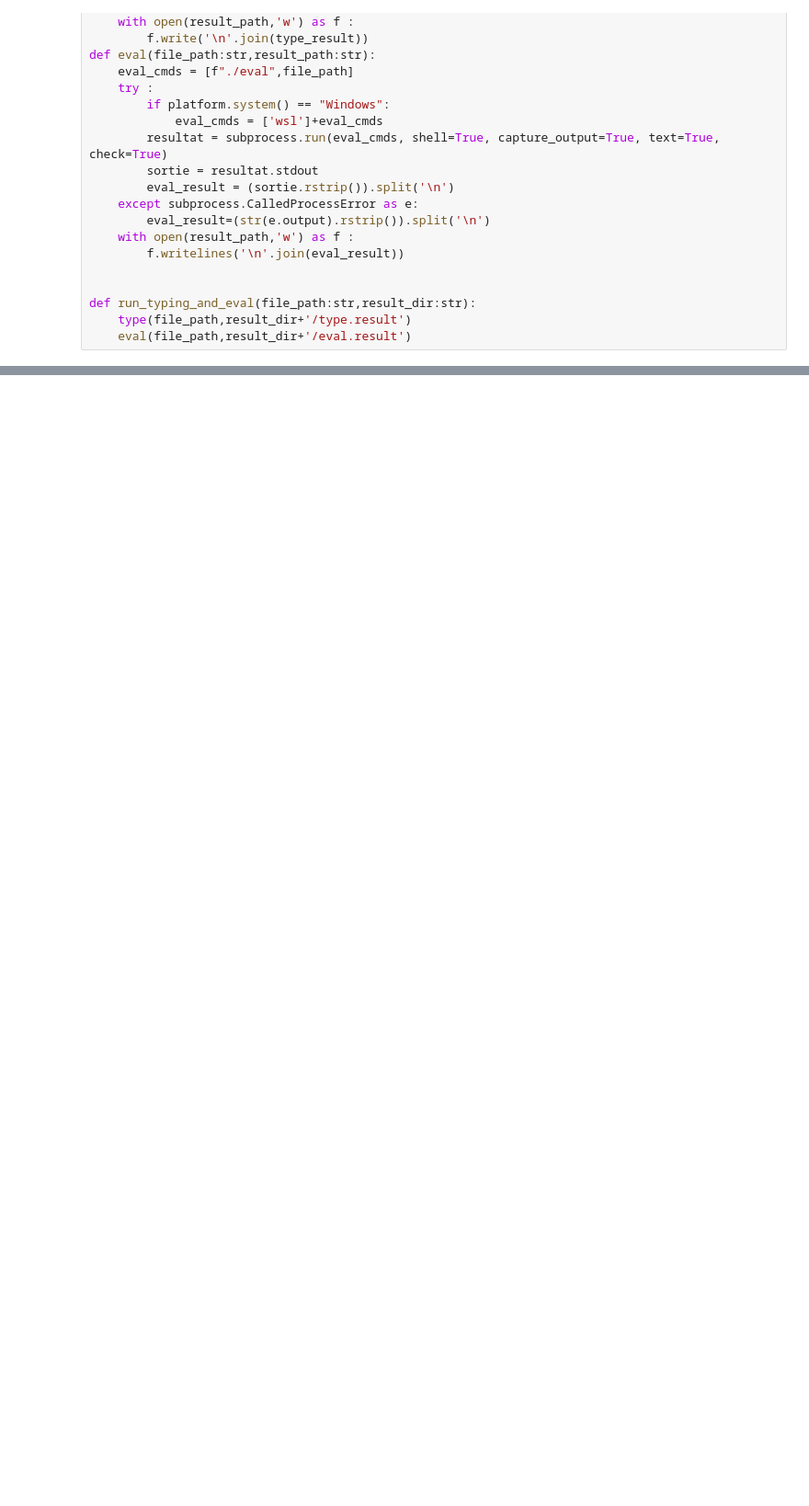
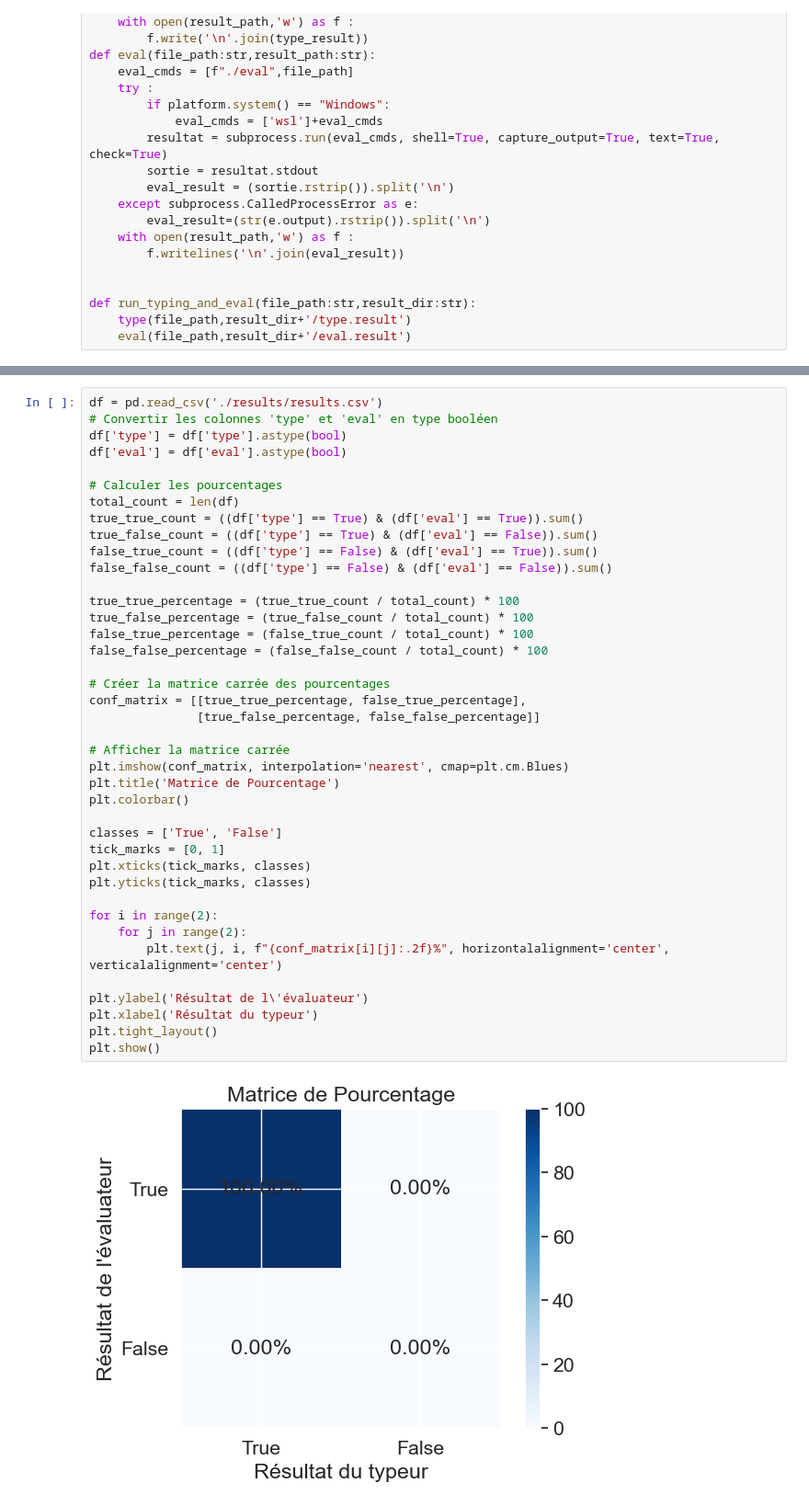
Before and after one commit to Yanis540/APS, a Jupyter notebook: APS0/Setup.ipynb, the cells around one changed output, grey strips where cells are left out. Shown at 92% size. Cells and saved outputs as stored; diff of their text form; blank space fills up the shorter version.

```diff
--- a/APS0/Setup.ipynb
+++ b/APS0/Setup.ipynb
@@ -50,0 +96,42 @@ for dir in SUB_DIRS:
+# %%
+df = pd.read_csv('./results/results.csv')
+# Convertir les colonnes 'type' et 'eval' en type booléen
+df['type'] = df['type'].astype(bool)
+df['eval'] = df['eval'].astype(bool)
+
+# Calculer les pourcentages
+total_count = len(df)
+true_true_count = ((df['type'] == True) & (df['eval'] == True)).sum()
+true_false_count = ((df['type'] == True) & (df['eval'] == False)).sum()
+false_true_count = ((df['type'] == False) & (df['eval'] == True)).sum()
+false_false_count = ((df['type'] == False) & (df['eval'] == False)).sum()
+
+true_true_percentage = (true_true_count / total_count) * 100
+true_false_percentage = (true_false_count / total_count) * 100
+false_true_percentage = (false_true_count / total_count) * 100
+false_false_percentage = (false_false_count / total_count) * 100
+
+# Créer la matrice carrée des pourcentages
+conf_matrix = [[true_true_percentage, false_true_percentage],
+               [true_false_percentage, false_false_percentage]]
+
+# Afficher la matrice carrée
+plt.imshow(conf_matrix, interpolation='nearest', cmap=plt.cm.Blues)
+plt.title('Matrice de Pourcentage')
+plt.colorbar()
+
+classes = ['True', 'False']
+tick_marks = [0, 1]
+plt.xticks(tick_marks, classes)
+plt.yticks(tick_marks, classes)
+
+for i in range(2):
+    for j in range(2):
+        plt.text(j, i, f"{conf_matrix[i][j]:.2f}%", horizontalalignment='center', verticalalignment='center')
+
+plt.ylabel('Résultat de l\'évaluateur')
+plt.xlabel('Résultat du typeur')
+plt.tight_layout()
+plt.show()
+# %% [output]
+[figure, added]
```
Also changed, not shown: parts of 11 cells of this notebook, 40 other files.
